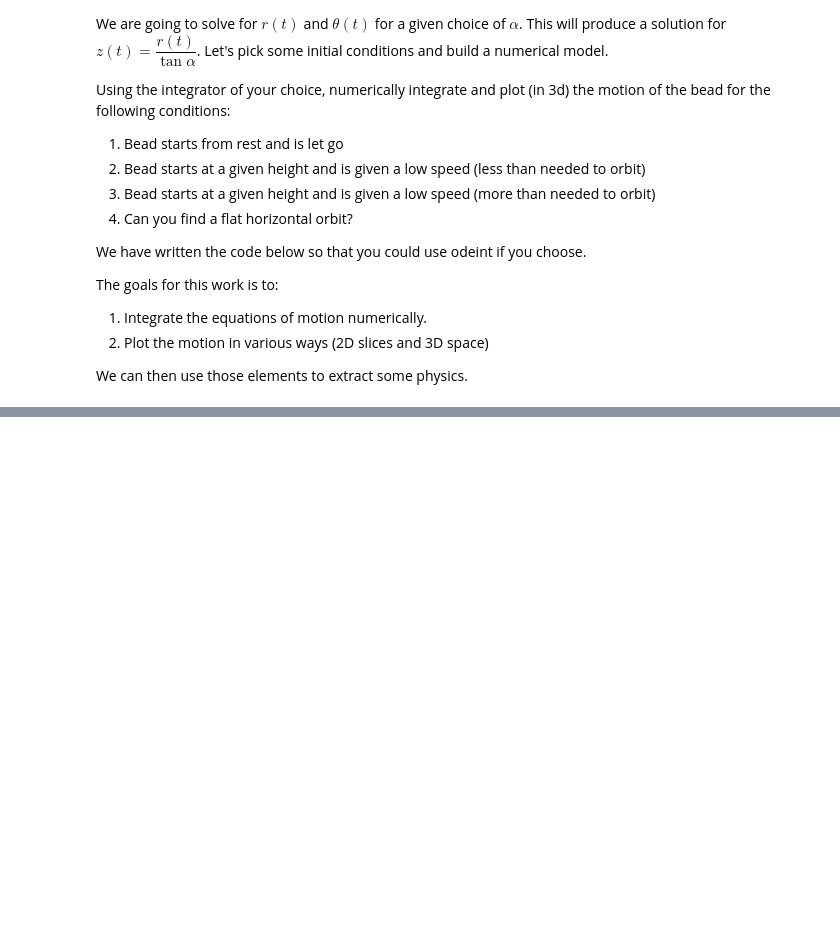
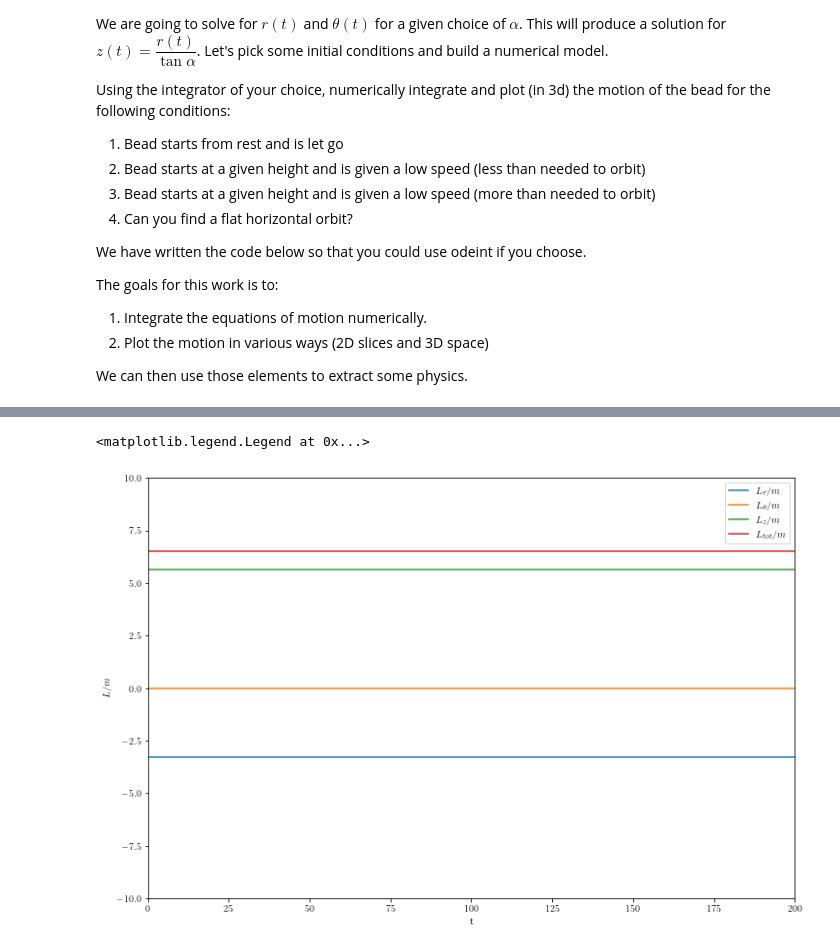
Before and after one commit to dannycab/phy415msu, a Jupyter notebook: MMIPbook/content/2_oscillations/activity-Lagrange-with-constraints-analysis.ipynb, the cells around one changed output, grey strips where cells are left out. Cells and saved outputs as stored; diff of their text form; code cells hidden in the pictures; blank space fills up the shorter version.

```diff
--- a/MMIPbook/content/2_oscillations/activity-Lagrange-with-constraints-analysis.ipynb
+++ b/MMIPbook/content/2_oscillations/activity-Lagrange-with-constraints-analysis.ipynb
@@ -73,0 +180,22 @@ t = np.linspace(0,100,1001)
+# %%
+# All the Angular momentum is conserved!
+
+Lr = -r*omega*z
+Ltheta = z*vr-r*vr/np.tan(alpha)
+Lz = r**2*omega
+
+Ltotal = np.sqrt(Lr**2+Ltheta**2+Lz**2)
+
+ax = plt.figure(figsize=(12,8))
+plt.plot(t, Lr, label=r'$L_r/m$')
+plt.plot(t,Ltheta, label=r'$L_{\theta}/m$')
+plt.plot(t, Lz, label=r'$L_z/m$')
+plt.plot(t, Ltotal, label=r'$L_{tot}/m$')
+
+plt.axis([0, 200, -10, 10])
+plt.xlabel('t')
+plt.ylabel(r'$L/m$')
+plt.legend()
+# %% [output]
+<matplotlib.legend.Legend at 0x...>
+[figure, added]
```
Also changed, not shown: parts of 11 cells of this notebook.
